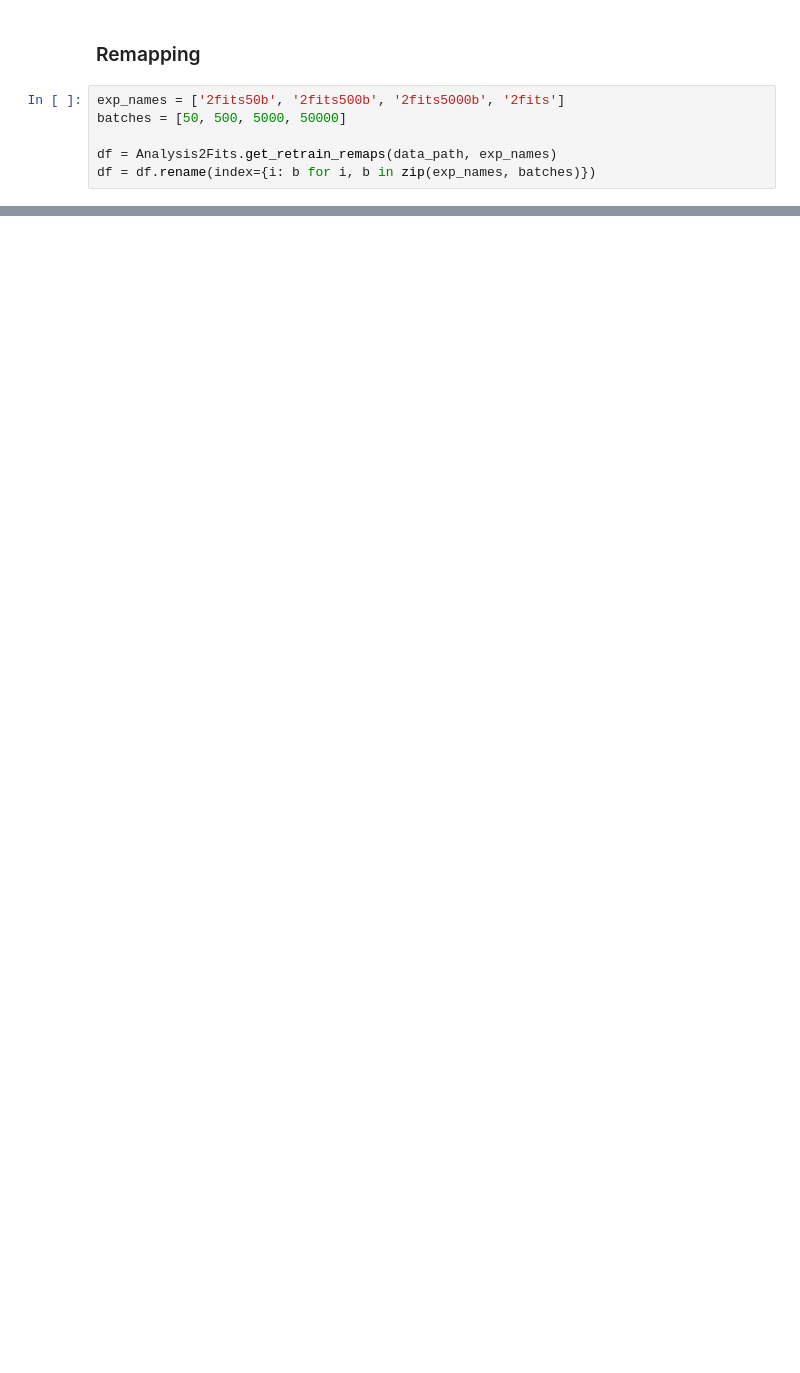
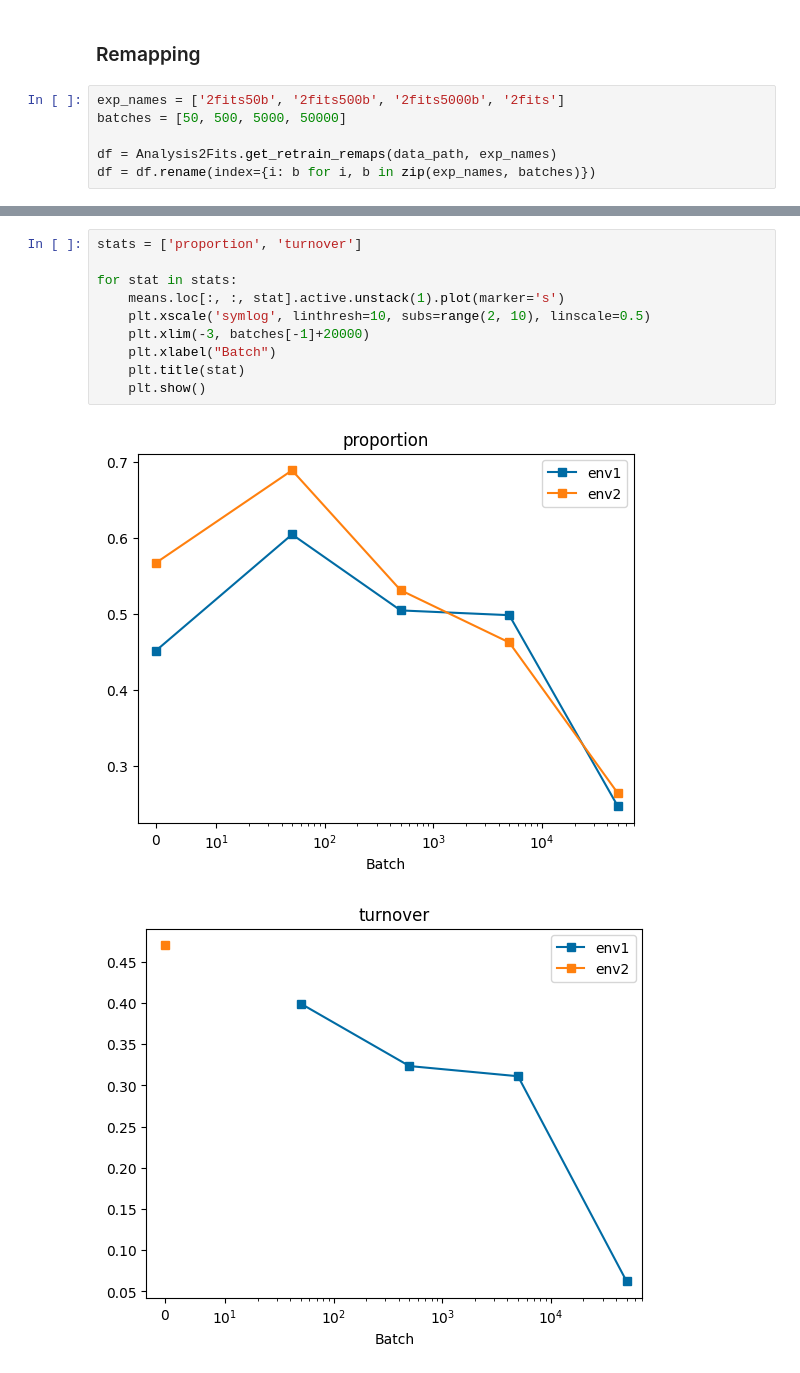
Before and after one commit to ChackMociute/Master-Thesis, a Jupyter notebook: analysis/comparison.ipynb, the cells around one changed output, grey strips where cells are left out. Saved outputs shown, nothing was run; the diff lists cells and outputs as text; blank space fills up the shorter version.

```diff
--- a/analysis/comparison.ipynb
+++ b/analysis/comparison.ipynb
@@ -119,0 +142,13 @@ plt.show()
+# %%
+stats = ['proportion', 'turnover']
+
+for stat in stats:
+    means.loc[:, :, stat].active.unstack(1).plot(marker='s')
+    plt.xscale('symlog', linthresh=10, subs=range(2, 10), linscale=0.5)
+    plt.xlim(-3, batches[-1]+20000)
+    plt.xlabel("Batch")
+    plt.title(stat)
+    plt.show()
+# %% [output]
+[figure, added]
+[figure, added]
```
Also changed, not shown: parts of 8 cells of this notebook, 3 other files.
